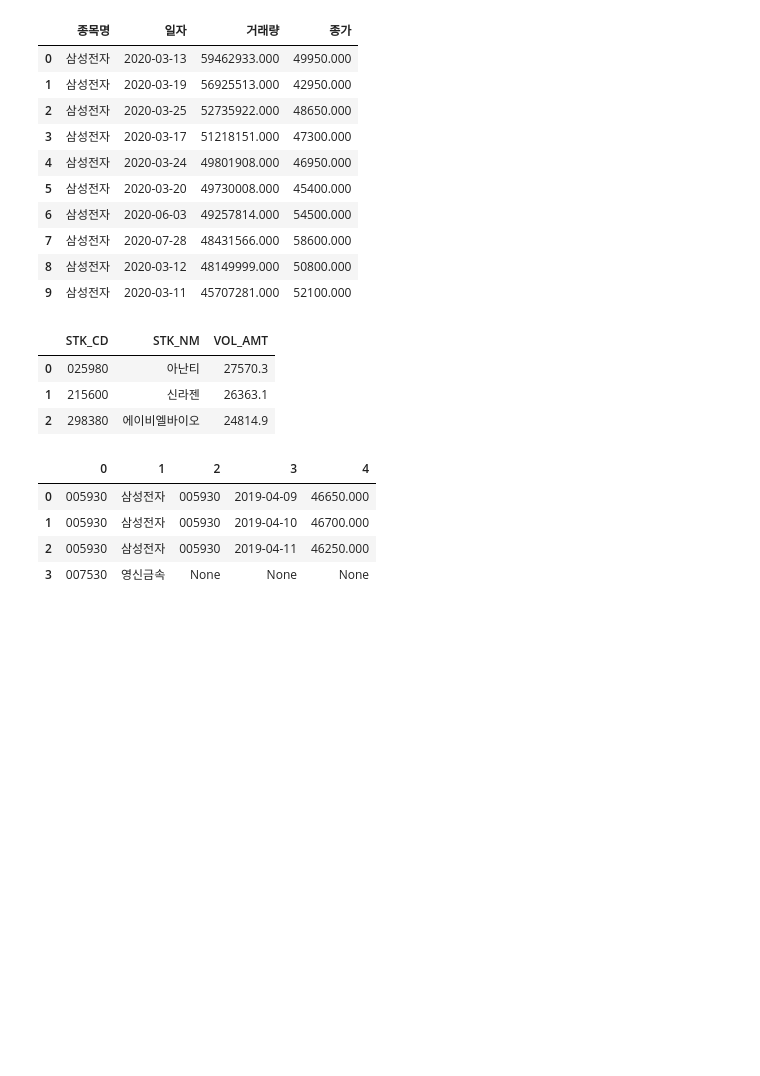
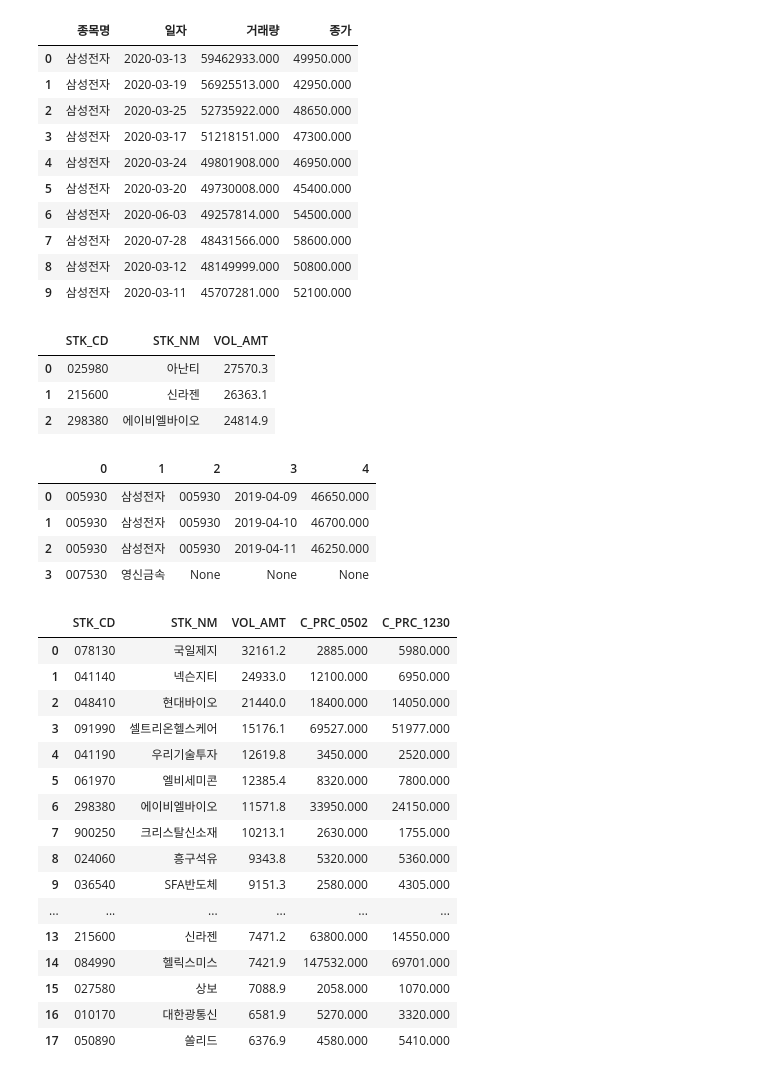
Before and after one commit to wontaeleeterry/Python_Algorithm_study_240503, a Jupyter notebook: SQL_example_240514.ipynb, the cells around one changed output. Drawn from its saved outputs; the diff is of its cells as text; code cells hidden in the pictures; blank space fills up the shorter version.

```diff
--- a/SQL_example_240514.ipynb
+++ b/SQL_example_240514.ipynb
@@ -376,3 +376,95 @@ df
 | 1 | 005930 | 삼성전자 | 005930 | 2019-04-10 | 46700.000 |
 | 2 | 005930 | 삼성전자 | 005930 | 2019-04-11 | 46250.000 |
 | 3 | 007530 | 영신금속 | None | None | None |
+# %%
+# 2019년 3월에 거래금액이 가장 큰 종목 Top 3를 조회
+# 이어서, 위 SQL의 결과에 2019년 4월 1일의 종가와 2019년 12월 30일 종가를 추가해서 보여주는 쿼리
+PASS = "$$"
+
+QUERY = '''
+#[SQL 5.12.2-2]
+
+SELECT  T1.STK_CD ,MAX(T1.STK_NM) STK_NM
+        ,ROUND(SUM(T2.C_PRC * T2.VOL)/1e8,1) VOL_AMT    # 종가 X 거래량, 1억 단위로 변경 -> VOL_AMT 로 별칭 지정
+FROM    STOCK T1
+        INNER JOIN HISTORY_DT T2
+           ON (T2.STK_CD = T1.STK_CD)         # 별칭 테이블 T1과 T2의 종목 코드가 일치하는 종목
+WHERE   T1.EX_CD = 'KD'                       # 조건문 : 코스닥(KD) 종목만 추출
+AND     T2.DT >= STR_TO_DATE('20190301','%Y%m%d')    # 조건 추가(AND) : 특정 일자 이후
+AND     T2.DT < STR_TO_DATE('20190401','%Y%m%d')     # 조건 추가(AND) : 틀정 일자 이전   WHERE + AND + AND
+GROUP BY T1.STK_CD                                   # 그룹으로 묶는 습관
+ORDER BY VOL_AMT DESC                                # 내림 차순으로 정리
+LIMIT 10;                                             # 표시할 데이터의 갯수 지정
+'''
+
+QUERY = '''
+#[SQL 5.12.2-3]
+
+SELECT  T3.* ,T4.C_PRC C_PRC_0401 ,T5.C_PRC C_PRC_1230       # 내부에 정의된 T3 테이블의 모든 내용 가져오기 T3.*
+FROM    (
+        SELECT  T1.STK_CD ,MAX(T1.STK_NM) STK_NM             #####################
+                ,ROUND(SUM(T2.C_PRC * T2.VOL)/1e8,1) VOL_AMT
+        FROM    STOCK T1
+                INNER JOIN HISTORY_DT T2
+                   ON (T2.STK_CD = T1.STK_CD)
+        WHERE   T1.EX_CD = 'KD'
+        AND     T2.DT >= STR_TO_DATE('20190501','%Y%m%d')
+        AND     T2.DT < STR_TO_DATE('20190601','%Y%m%d')
+        GROUP BY T1.STK_CD
+        ORDER BY VOL_AMT DESC
+        LIMIT 20                                               ################## 위의 쿼리를 인라인으로 처
+        ) T3 # [SQL 5.12.2-2]를 인라인 뷰로 처리                # 이 쿼리의 결과를 T3라는 별칭의 테이블로 정의
+
+        INNER JOIN HISTORY_DT T4
+           ON (T4.STK_CD = T3.STK_CD
+               AND T4.DT = STR_TO_DATE('20190502','%Y%m%d'))
+        INNER JOIN HISTORY_DT T5      # 굳이 동일한 테이블을 재사용하면서 테이블 별칭을 새로 지정하는 이유는? (240516)
+           ON (T5.STK_CD = T3.STK_CD
+               AND T5.DT = STR_TO_DATE('20191230','%Y%m%d'))
+ORDER BY T3.VOL_AMT DESC;
+'''
+
+import pymysql
+
+con = pymysql.connect(
+    user='root',
+    passwd=PASS,
+    host='127.0.0.1',
+    db='db_sqlstk',
+    charset='utf8'
+)
+
+mycursor = con.cursor()
+
+query = QUERY
+
+mycursor.execute(query)
+data = mycursor.fetchall()
+con.close()
+
+# 쿼리 결과를 데이터프레임으로 출력
+import pandas as pd
+
+df = pd.DataFrame(data)
+df.columns = ['STK_CD', 'STK_NM', 'VOL_AMT', 'C_PRC_0502', 'C_PRC_1230']   # 5/1 : 근로자의 날
+df
+
+# 3월 한 달간 거래량이 많은 종목의 연말 종가 확인
+# %% [output]
+|  | STK_CD | STK_NM | VOL_AMT | C_PRC_0502 | C_PRC_1230 |
+| 0 | 078130 | 국일제지 | 32161.2 | 2885.000 | 5980.000 |
+| 1 | 041140 | 넥슨지티 | 24933.0 | 12100.000 | 6950.000 |
+| 2 | 048410 | 현대바이오 | 21440.0 | 18400.000 | 14050.000 |
+| 3 | 091990 | 셀트리온헬스케어 | 15176.1 | 69527.000 | 51977.000 |
+| 4 | 041190 | 우리기술투자 | 12619.8 | 3450.000 | 2520.000 |
+| 5 | 061970 | 엘비세미콘 | 12385.4 | 8320.000 | 7800.000 |
+| 6 | 298380 | 에이비엘바이오 | 11571.8 | 33950.000 | 24150.000 |
+| 7 | 900250 | 크리스탈신소재 | 10213.1 | 2630.000 | 1755.000 |
+| 8 | 024060 | 흥구석유 | 9343.8 | 5320.000 | 5360.000 |
+| 9 | 036540 | SFA반도체 | 9151.3 | 2580.000 | 4305.000 |
+| ... | ... | ... | ... | ... | ... |
+| 13 | 215600 | 신라젠 | 7471.2 | 63800.000 | 14550.000 |
+| 14 | 084990 | 헬릭스미스 | 7421.9 | 147532.000 | 69701.000 |
+| 15 | 027580 | 상보 | 7088.9 | 2058.000 | 1070.000 |
+| 16 | 010170 | 대한광통신 | 6581.9 | 5270.000 | 3320.000 |
+| 17 | 050890 | 쏠리드 | 6376.9 | 4580.000 | 5410.000 |
```
Also changed, not shown: parts of 1 cell of this notebook.
